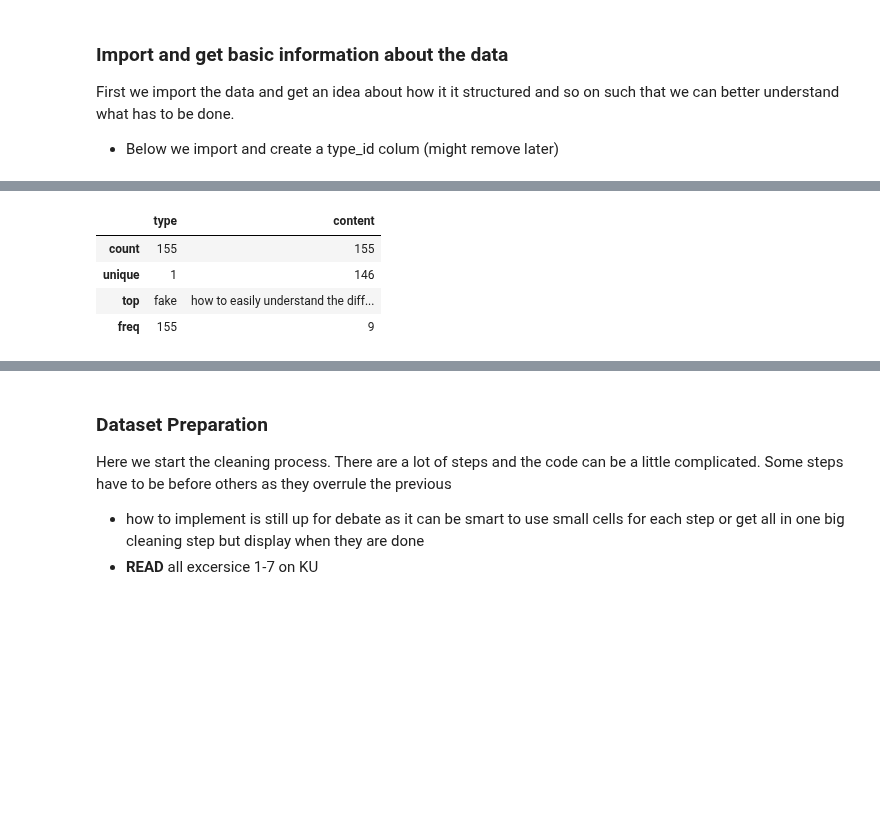
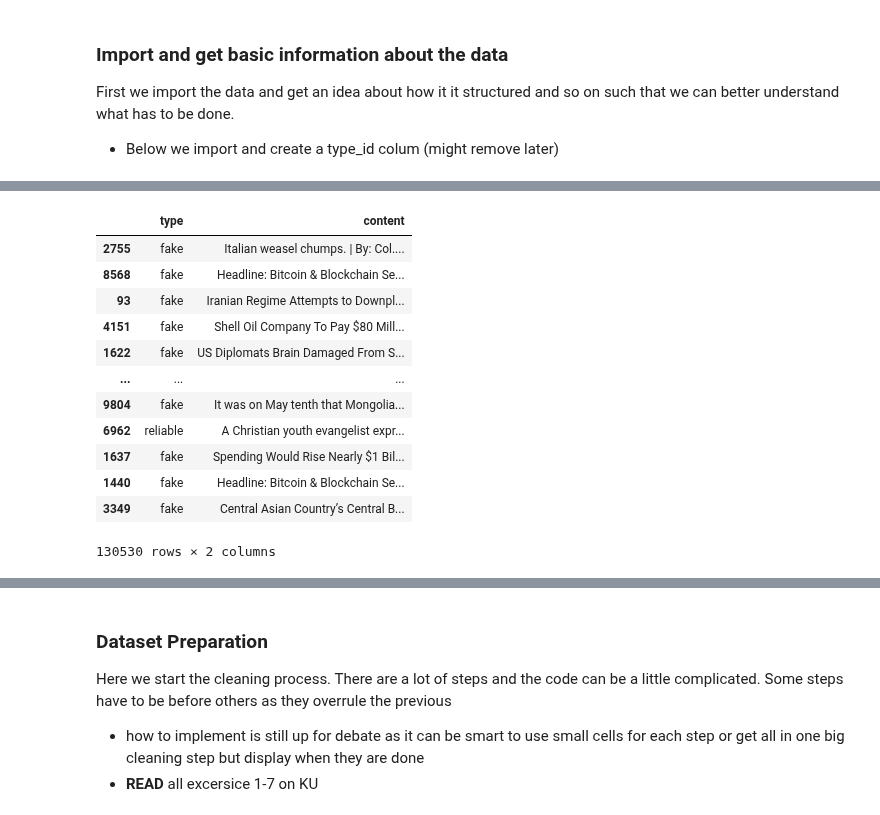
Before and after one commit to SystemOut1324/Datascience_Final_Project, a Jupyter notebook: Appendix/Manual/Setup_cleaning.ipynb, the cells around one changed output, grey strips where cells are left out. Saved outputs shown, nothing was run; the diff lists cells and outputs as text; code cells hidden in the pictures; blank space fills up the shorter version.

```diff
--- a/Appendix/Manual/Setup_cleaning.ipynb
+++ b/Appendix/Manual/Setup_cleaning.ipynb
@@ -37,14 +37,14 @@ First we import the data and get an idea about how it it structured and so on su
 - Below we import and create a type_id colum (might remove later)
 # %%
 # specifying return files after the cleaning proces
-return_file = '../Data_git_ignore/FakeNewsCorpus_250_clean.csv'
+return_file = '../Data_git_ignore/ml_dataset.csv'
 
 
 # importing and creating df (has to have type_id)
 
 # usage: specify file location, sample size and seed(used by random)
-filepath = '../Data_sample/FakeNewsCorpus_250.csv' # 250 rows of FakeNewsCorpus
-s = 250                                            # desired sample size
+filepath = '../Data_git_ignore/1mio-raw.csv' # 250 rows of FakeNewsCorpus
+s = 1000000                                            # desired sample size
 seed = 1                                           # seed used by Pseudorandom number generator
 
 df = pd.read_csv(filepath, index_col = [0]).sample(n=s, random_state=seed)
@@ -63,14 +63,23 @@ df.head()
 # %%
 # Select only useful rows # REMOVE LATER
-df = df[['type', 'content']]
-df = df.loc[(df['type'] == 'fake') & (df['type'] <= 'reliable')]
-df.describe()
+df_ml = df[['type', 'content']]
+df_ml = df_ml.loc[(df['type'] == 'reliable') | (df['type'] == 'fake')]
+df = df_ml[['type', 'content']]
+df
 # %% [output]
 |  | type | content |
-| count | 155 | 155 |
-| unique | 1 | 146 |
-| top | fake | how to easily understand the diff... |
-| freq | 155 | 9 |
+| 2755 | fake | Italian weasel chumps. | By: Col.... |
+| 8568 | fake | Headline: Bitcoin & Blockchain Se... |
+| 93 | fake | Iranian Regime Attempts to Downpl... |
+| 4151 | fake | Shell Oil Company To Pay $80 Mill... |
+| 1622 | fake | US Diplomats Brain Damaged From S... |
+| ... | ... | ... |
+| 9804 | fake | It was on May tenth that Mongolia... |
+| 6962 | reliable | A Christian youth evangelist expr... |
+| 1637 | fake | Spending Would Rise Nearly $1 Bil... |
+| 1440 | fake | Headline: Bitcoin & Blockchain Se... |
+| 3349 | fake | Central Asian Country’s Central B... |
+130530 rows × 2 columns
 # %%
 # plotting of categories
 
```
Also changed, not shown: parts of 13 cells of this notebook.
